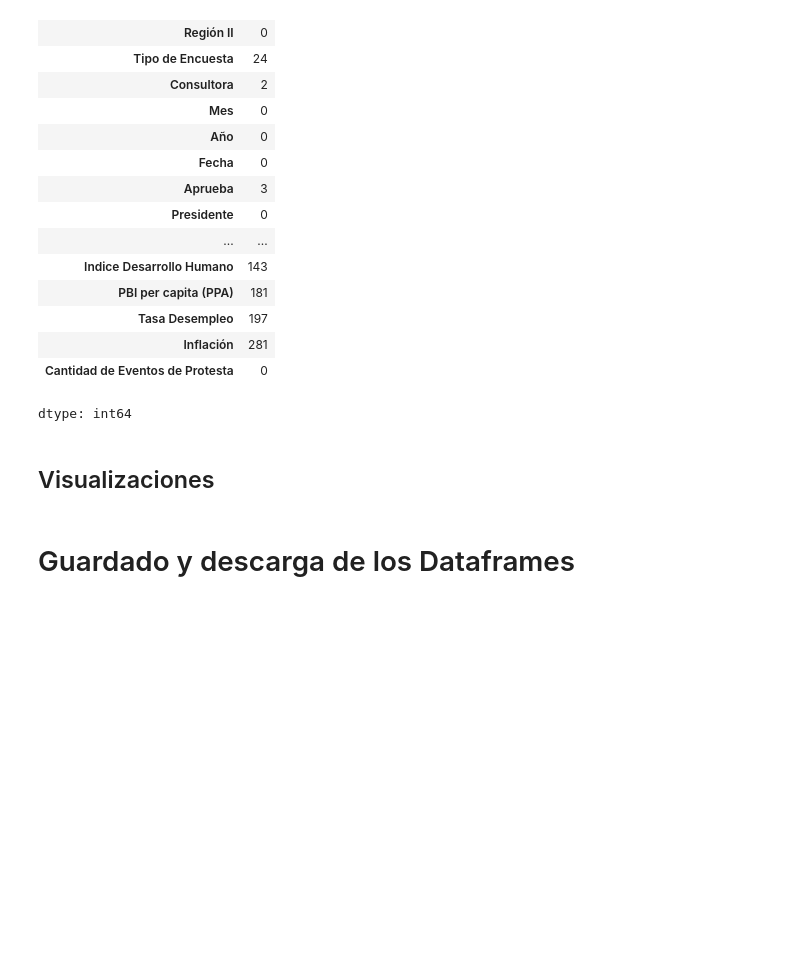
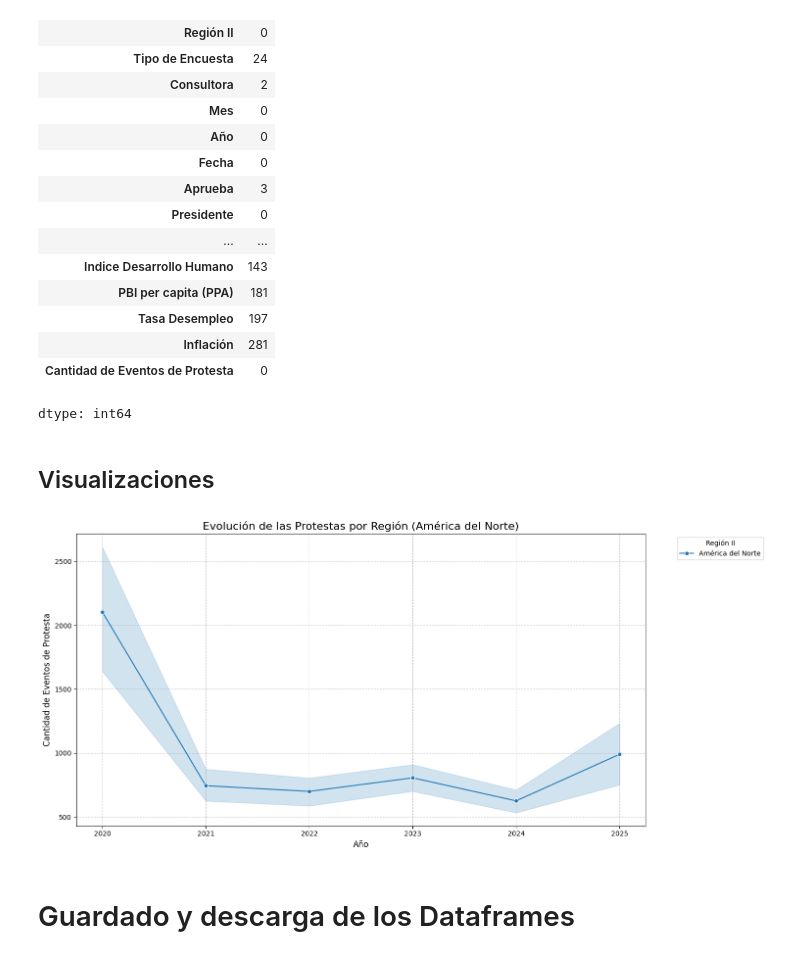
Before and after one commit to Claudio-Ferriz/Proyecto-AP-PS, a Jupyter notebook: Proyecto_AP_PS.ipynb, the cells around one changed output. Drawn from its saved outputs; the diff is of its cells as text; code cells hidden in the pictures; blank space fills up the shorter version.

```diff
--- a/Proyecto_AP_PS.ipynb
+++ b/Proyecto_AP_PS.ipynb
@@ -249,3 +251,38 @@ dtype: int64
+# %%
+# Hacer visualizaciones filtrando por Región, País, Presidente, etc.
+
+# Filtrado de Regiones dentro del df.
+
+regions_to_plot = ['América del Norte']
+
+df_filtered = df_ap_ps[df_ap_ps['Región II'].isin(regions_to_plot)]
+
+# Filtrado de Países dentro del df.
+
+countries_to_plot = ['Argentina', 'Uruguay']
+
+df_filtered_1 = df_ap_ps[df_ap_ps['País'].isin(countries_to_plot)]
+
+# Filtrado de Presidentes dentro del df.
+
+president_to_plot = ['Javier Milei', 'Luis Lacalle Pou']
+
+df_filtered_2 = df_ap_ps[df_ap_ps['Presidente'].isin(president_to_plot)]
+# %%
+df_filtered = df_filtered.sort_values(by='Año')
+
+plt.figure(figsize=[15, 7])
+sns.lineplot(data=df_filtered, x='Año', y='Cantidad de Eventos de Protesta', hue='Región II', marker='o') # 'marker' para resaltar cada punto de dato
+
+plt.title(f'Evolución de las Protestas por Región ({", ".join(regions_to_plot)})', fontsize=16)
+plt.xlabel('Año', fontsize=12)
+plt.ylabel('Cantidad de Eventos de Protesta', fontsize=12)
+plt.grid(True, linestyle='--', alpha=0.7)
+plt.legend(title='Región II', bbox_to_anchor=(1.05, 1), loc='upper left') # Mueve la leyenda fuera del gráfico
+plt.tight_layout() # Ajusta el layout para que todo quepa
+plt.show()
+# %% [output]
+[figure, added]
 # %% [markdown]
 # Guardado y descarga de los Dataframes
 # %%
```
Also changed, not shown: parts of 1 cell of this notebook.
